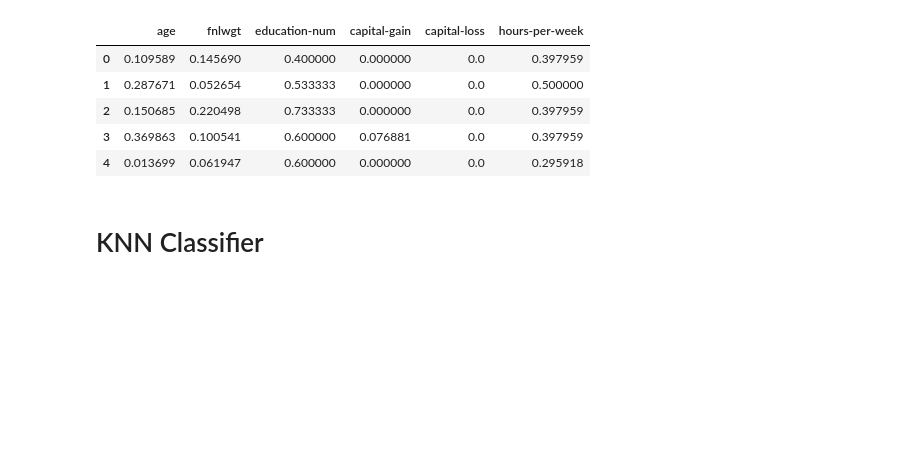
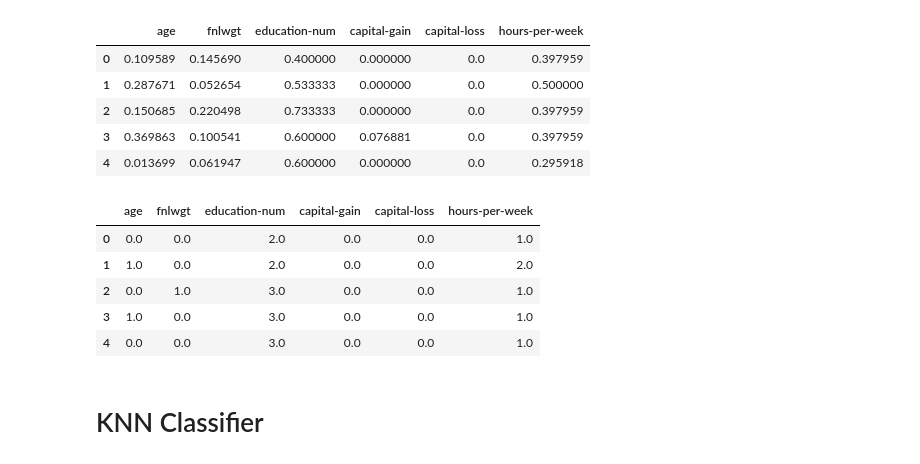
Before and after one commit to Pligabue/PCS5024-2021, a Jupyter notebook: Classifiers for the Adult Dataset/main.ipynb, the cells around one changed output. Drawn from its saved outputs; the diff is of its cells as text; code cells hidden in the pictures; blank space fills up the shorter version.

```diff
--- a/Classifiers for the Adult Dataset/main.ipynb
+++ b/Classifiers for the Adult Dataset/main.ipynb
@@ -92,6 +117,19 @@ scaled_test_df.head()
 | 2 | 0.150685 | 0.220498 | 0.733333 | 0.000000 | 0.0 | 0.397959 |
 | 3 | 0.369863 | 0.100541 | 0.600000 | 0.076881 | 0.0 | 0.397959 |
 | 4 | 0.013699 | 0.061947 | 0.600000 | 0.000000 | 0.0 | 0.295918 |
+# %%
+enc = KBinsDiscretizer(n_bins=5, encode='ordinal', strategy="uniform")
+discretized_test_data = enc.fit_transform(numeric_test_df)
+
+discretized_test_df = pd.DataFrame(columns=numeric_names, data=discretized_test_data)
+discretized_test_df.head()
+# %% [output]
+|  | age | fnlwgt | education-num | capital-gain | capital-loss | hours-per-week |
+| 0 | 0.0 | 0.0 | 2.0 | 0.0 | 0.0 | 1.0 |
+| 1 | 1.0 | 0.0 | 2.0 | 0.0 | 0.0 | 2.0 |
+| 2 | 0.0 | 1.0 | 3.0 | 0.0 | 0.0 | 1.0 |
+| 3 | 1.0 | 0.0 | 3.0 | 0.0 | 0.0 | 1.0 |
+| 4 | 0.0 | 0.0 | 3.0 | 0.0 | 0.0 | 1.0 |
 # %% [markdown]
 # KNN Classifier
 # %%
```
Also changed, not shown: parts of 19 cells of this notebook.
